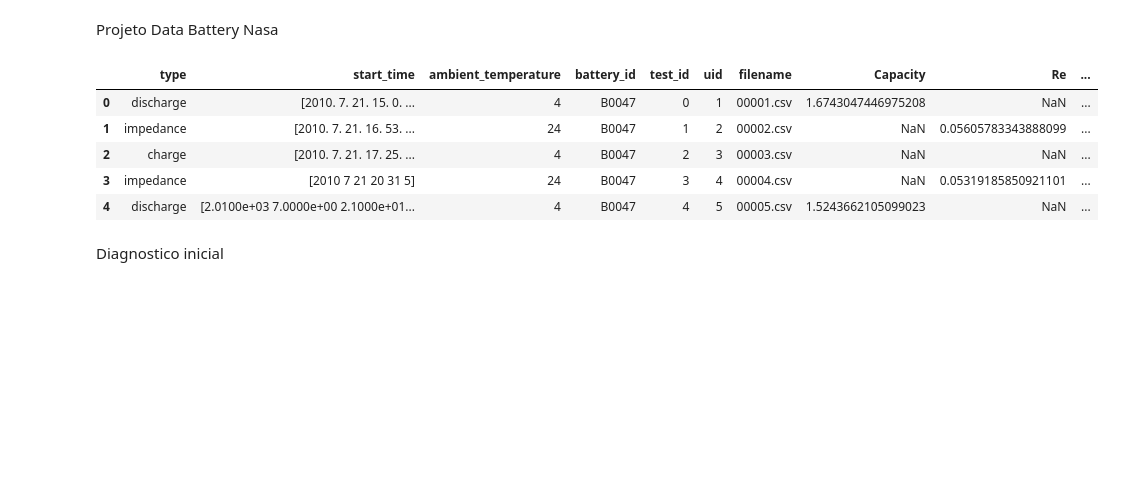
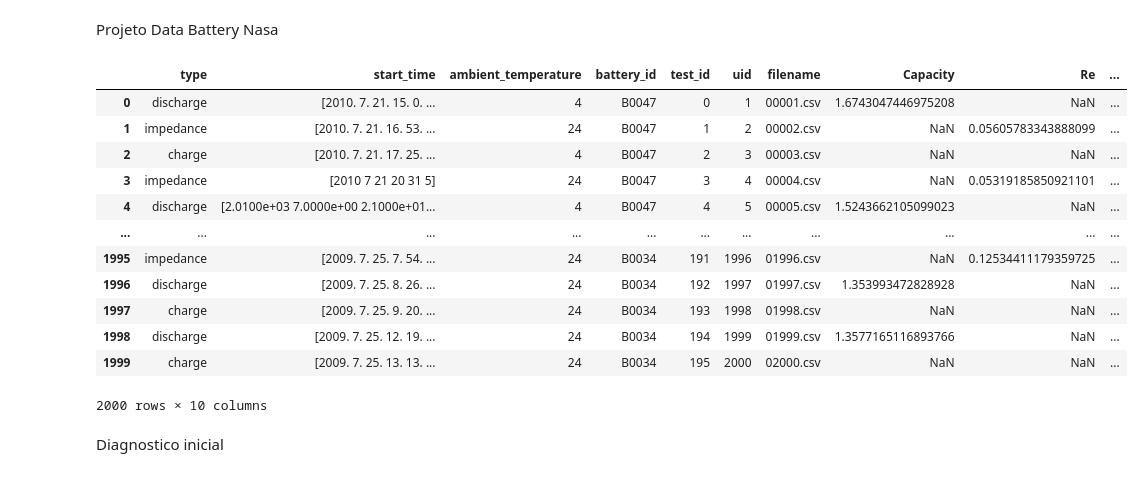
Before and after one commit to EnukNogueira/nasa-battery, a Jupyter notebook: clean_date.ipynb, the cells around one changed output. Drawn from its saved outputs; the diff is of its cells as text; code cells hidden in the pictures; blank space fills up the shorter version.

```diff
--- a/clean_date.ipynb
+++ b/clean_date.ipynb
@@ -3,17 +3,24 @@ Projeto Data Battery Nasa
 # %%
 import pandas as pd
 import numpy as np
 import matplotlib.pyplot as plt
 
 df_bat = pd.read_csv('C:\\Users\\Enuk\\OneDrive\\Documents\\Enuk\\Cursos\\Python\\Projeto Maio\\battery_dataset\\metadata.csv')
-df_bat.head()
+df_bat.head(2000)
 # %% [output]
 |  | type | start_time | ambient_temperature | battery_id | test_id | uid | filename | Capacity | Re | ... |
 | 0 | discharge | [2010. 7. 21. 15. 0. ... | 4 | B0047 | 0 | 1 | 00001.csv | 1.6743047446975208 | NaN | ... |
 | 1 | impedance | [2010. 7. 21. 16. 53. ... | 24 | B0047 | 1 | 2 | 00002.csv | NaN | 0.05605783343888099 | ... |
 | 2 | charge | [2010. 7. 21. 17. 25. ... | 4 | B0047 | 2 | 3 | 00003.csv | NaN | NaN | ... |
 | 3 | impedance | [2010 7 21 20 31 5] | 24 | B0047 | 3 | 4 | 00004.csv | NaN | 0.05319185850921101 | ... |
 | 4 | discharge | [2.0100e+03 7.0000e+00 2.1000e+01... | 4 | B0047 | 4 | 5 | 00005.csv | 1.5243662105099023 | NaN | ... |
+| ... | ... | ... | ... | ... | ... | ... | ... | ... | ... | ... |
+| 1995 | impedance | [2009. 7. 25. 7. 54. ... | 24 | B0034 | 191 | 1996 | 01996.csv | NaN | 0.12534411179359725 | ... |
+| 1996 | discharge | [2009. 7. 25. 8. 26. ... | 24 | B0034 | 192 | 1997 | 01997.csv | 1.353993472828928 | NaN | ... |
+| 1997 | charge | [2009. 7. 25. 9. 20. ... | 24 | B0034 | 193 | 1998 | 01998.csv | NaN | NaN | ... |
+| 1998 | discharge | [2009. 7. 25. 12. 19. ... | 24 | B0034 | 194 | 1999 | 01999.csv | 1.3577165116893766 | NaN | ... |
+| 1999 | charge | [2009. 7. 25. 13. 13. ... | 24 | B0034 | 195 | 2000 | 02000.csv | NaN | NaN | ... |
+2000 rows × 10 columns
 # %% [markdown]
 Diagnostico inicial
 # %%
```
Also changed, not shown: parts of 16 cells of this notebook.
